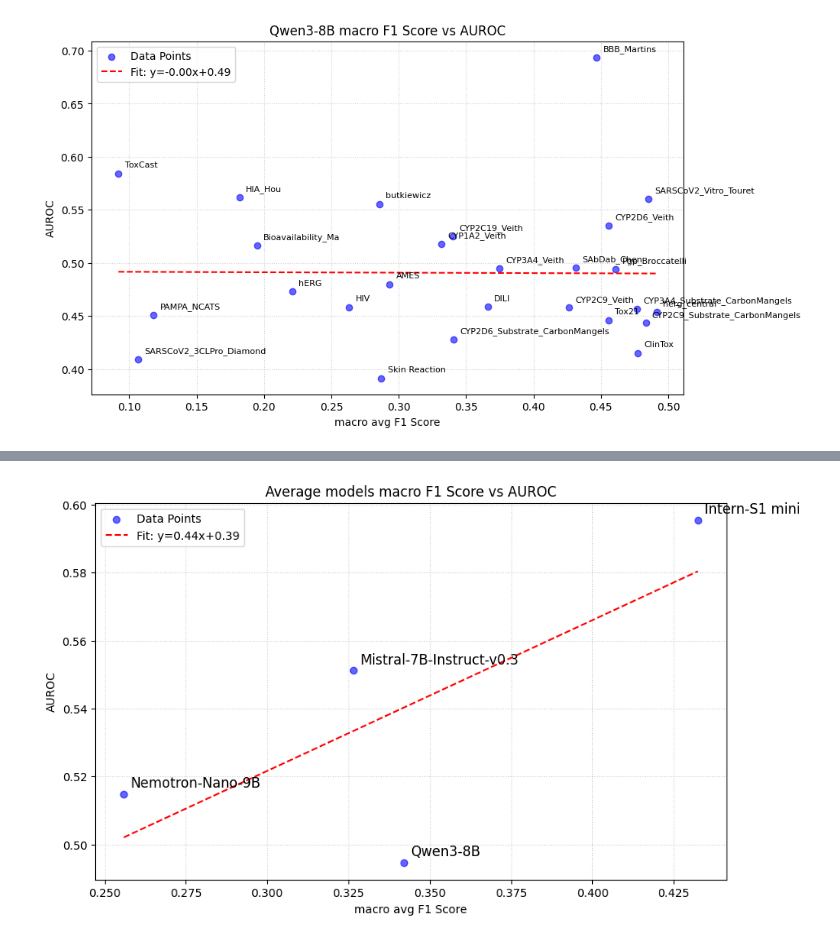
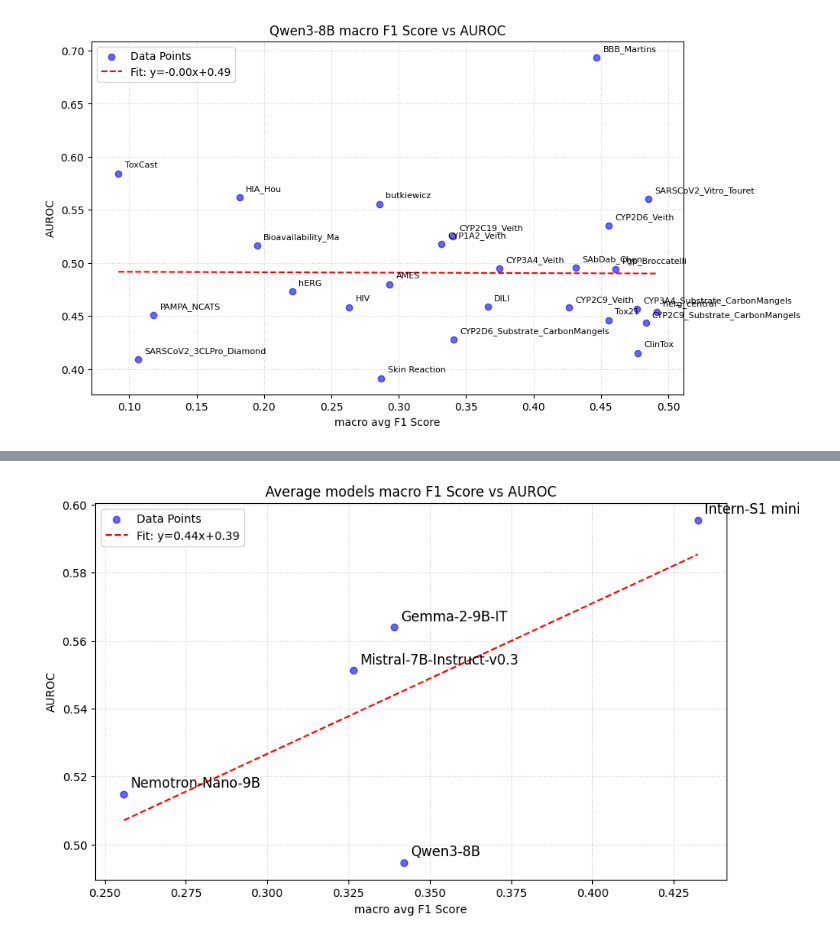
Before and after one commit to DragonDescentZerotsu/Intern-S1-recipe, a Jupyter notebook: playground.ipynb, the cells around one changed output, grey strips where cells are left out. Cells and saved outputs as stored; diff of their text form; code cells hidden in the pictures.

```diff
--- a/playground.ipynb
+++ b/playground.ipynb
@@ -1589,21 +1717,24 @@ AUROC = [
     0.4947,
     0.5148,
     0.5512,
-    0.5955
+    0.5955,
+    0.5639
 ]
 
 F1 = [
     0.3419,
     0.2559,
     0.3266,
-    0.4324
+    0.4324,
+    0.3389
 ]
 
 Model_name = [
     'Qwen3-8B',
     'Nemotron-Nano-9B',
     'Mistral-7B-Instruct-v0.3',
-    'Intern-S1 mini'
+    'Intern-S1 mini',
+    'Gemma-2-9B-IT'
 ]
 
 # 线性拟合 (1次多项式)
@@ -1613,31 +1744,31 @@ xs = np.linspace(min(F1), max(F1), 100)
 ys = polynomial(xs)
 
 # 绘图
 plt.figure(figsize=(10, 6))
 plt.scatter(F1, AUROC, color='blue', label='Data Points', alpha=0.6)
 
 # ✅ 给每个点加上模型名字标注
 for x, y, name in zip(F1, AUROC, Model_name):
     plt.annotate(
         name,
         (x, y),
         textcoords="offset points",
         xytext=(6, 6),   # 文字偏移，避免盖住点
         ha='left',
         fontsize=12
     )
 
 plt.plot(xs, ys, color='red', linestyle='--',
          label=f'Fit: y={coefficients[0]:.2f}x+{coefficients[1]:.2f}')
 
 # 设置标签和标题
 plt.xlabel('macro avg F1 Score')
 plt.ylabel('AUROC')
 plt.title('Average models macro F1 Score vs AUROC')
 plt.legend()
 plt.grid(True, linestyle=':', alpha=0.6)
 
 # 显示图片
 plt.show()
 # %% [output]
-[figure, old version]
+[figure, new version]
```
Also changed, not shown: parts of 2 cells of this notebook, 5 other files.
